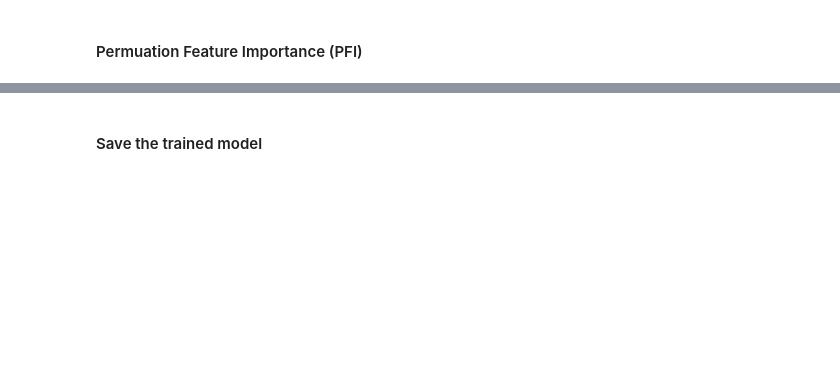
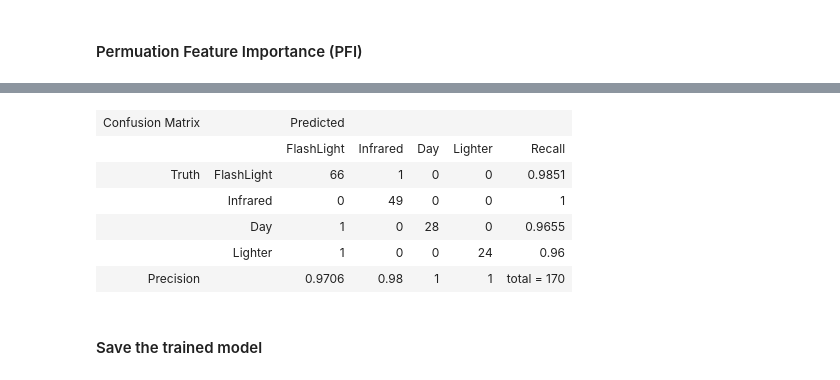
Before and after one commit to dcostea/SmartFireAlarm, a Jupyter notebook: SmartFireAlarm/Jupyter/Preparation.ipynb, the cells around one changed output, grey strips where cells are left out. Cells and saved outputs as stored; diff of their text form; code cells hidden in the pictures; blank space fills up the shorter version.

Commit message:
Bring back the confusion matrix.

```diff
--- a/SmartFireAlarm/Jupyter/Preparation.ipynb
+++ b/SmartFireAlarm/Jupyter/Preparation.ipynb
@@ -398,3 +406,13 @@ display(metrics)
+# %%
+display(metrics.ConfusionMatrix);
+# %% [output]
+| Confusion Matrix |  | Predicted |  |  |  |  |
+|  |  | FlashLight | Infrared | Day | Lighter | Recall |
+| Truth | FlashLight | 66 | 1 | 0 | 0 | 0.9851 |
+|  | Infrared | 0 | 49 | 0 | 0 | 1 |
+|  | Day | 1 | 0 | 28 | 0 | 0.9655 |
+|  | Lighter | 1 | 0 | 0 | 24 | 0.96 |
+| Precision |  | 0.9706 | 0.98 | 1 | 1 | total = 170 |
 # %% [markdown]
 #### Save the trained model
 # %%
```
Also changed, not shown: parts of 38 cells of this notebook, 4 other files.
